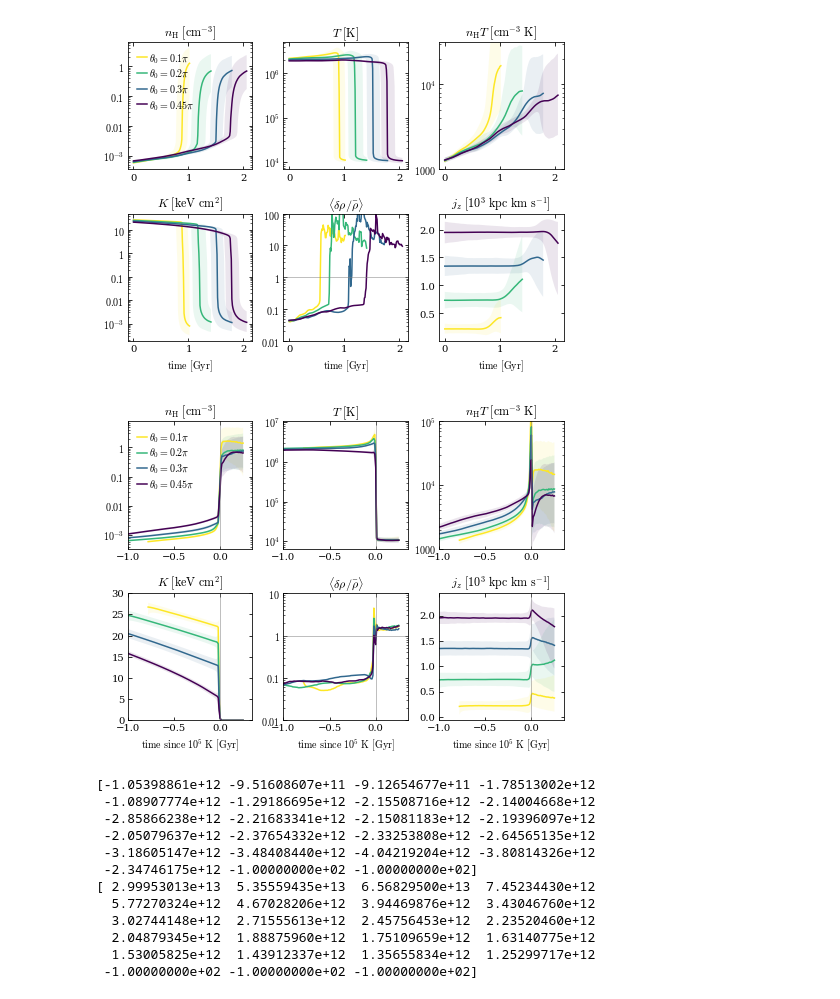
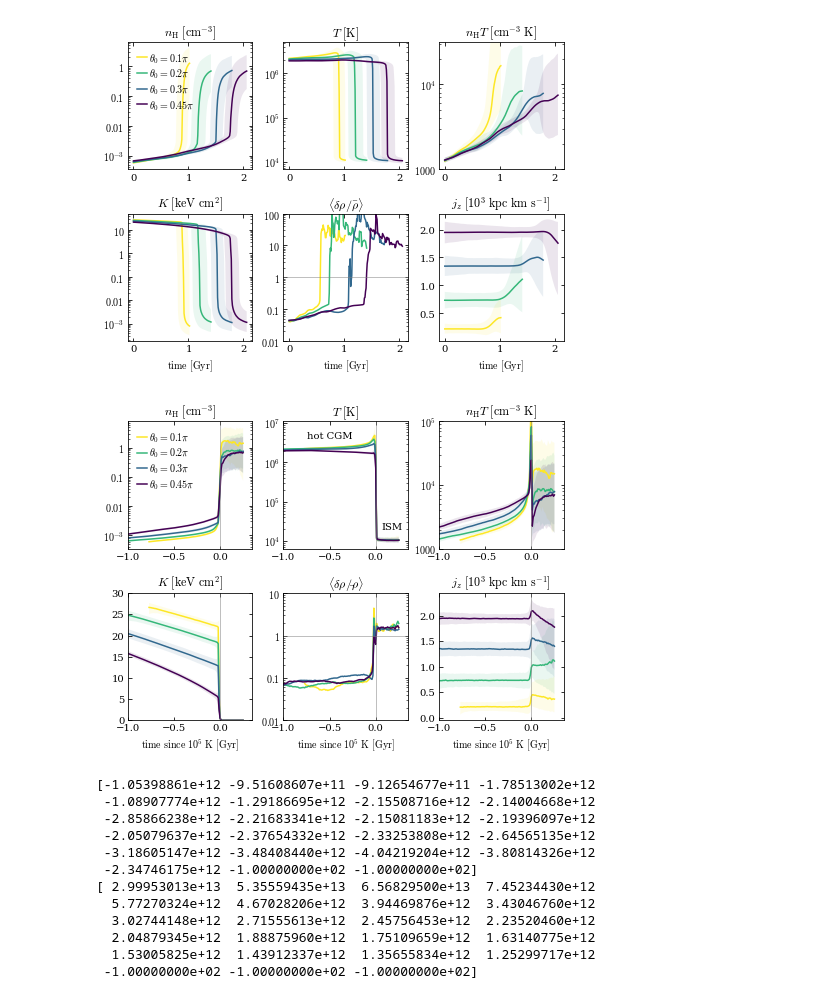
Before and after one commit to JonathanSternAstro/gizmo_analysis, a Jupyter notebook: ipynb/subsonic_solution/particleTracking.ipynb, the cells around one changed output. Saved outputs shown, nothing was run; the diff lists cells and outputs as text; code cells hidden in the pictures.

```diff
--- a/ipynb/subsonic_solution/particleTracking.ipynb
+++ b/ipynb/subsonic_solution/particleTracking.ipynb
@@ -176,21 +195,26 @@ pl.savefig(figdir+'3Dtracks.pdf')
 # %%
 from mayavi import mlab
 %gui qt
-def plot_helix_mayavi(ax,_phis,_Rs,_zs,_Ts,_As,c,a=3):
-    x=_Rs*np.cos(_phis)
-    y=_Rs*np.sin(_phis)
-    z=_zs
-    sx = sy = sz = (_As*2*a/3)**0.5
-    cc = (log(_Ts)-3.5)/3
-    cc[cc>1] = 1
-    cc[cc<0] = 0
-    f = 1
-    print([_i.shape for _i in (x,y,z,sx,cc)])
+def plot_helix_mayavi(_phis,_Rs,_zs,_Ts,_As,a=2):
+    _v=pl.linspace(0,2*np.pi,40)
+    [phis,v]=np.meshgrid(_phis+np.pi/2,_v)
+    [zs,v]=np.meshgrid(_zs,_v)
+    [Rs,v]=np.meshgrid(_Rs,_v)
+    [Ts,v]=np.meshgrid(_Ts,_v)
+    [As,v]=np.meshgrid(_As*a,_v)
+    x=(Rs+a*As*np.cos(v))*np.cos(phis)
+    y=(Rs+a*As*np.cos(v))*np.sin(phis)
+    z=a*As*np.sin(v)+zs
+    cc = log(Ts); #(log(Ts)-3.5)/3; cc[cc>1] = 1; cc[cc<0] = 0
+    print([_i.shape for _i in (x,y,z,cc)])
 #     mlab.points3d(x,y,z,_As*a*2,opacity=0.5,scalars==)
-    pts = mlab.quiver3d(x, y, z, sx, sy, sz, scalars=cc, opacity=0.5,
-                        mode="sphere", scale_factor=f,colormap='coolwarm')
-    pts.glyph.color_mode = "color_by_scalar"
-    pts.glyph.glyph_source.glyph_source.center = [0,0,0]
+    s = mlab.mesh(x,y,z,opacity=0.5,scalars=cc,colormap='summer',vmin=3.5,vmax=6.5)
+    s.module_manager.scalar_lut_manager.reverse_lut = True
+    return s
+#     pts = mlab.quiver3d(x, y, z, sx, sy, sz, scalars=cc, opacity=0.5,
+#                         mode="sphere", scale_factor=f,colormap='coolwarm')
+#     pts.glyph.color_mode = "color_by_scalar"
+#     pts.glyph.glyph_source.glyph_source.center = [0,0,0]
 # %%
 _arr = [(a,b) for a,b in enumerate(theta_midbins)]
 for i,ind in (_arr[2],_arr[3],_arr[0]):
@@ -200,8 +224,12 @@ for i,ind in (_arr[2],_arr[3],_arr[0]):
     med_As /= med_As[-1]
     med_As[med_As<0.03] = 0.03
     print([x.shape for x in (med_dphis, med_Rs, med_zs, med_Ts, med_As)])
-    plot_helix_mayavi(ax=None,
-                   _phis=med_dphis,_Rs=med_Rs,_zs=med_zs,
-                   _Ts=med_Ts,_As=med_As)
+    plot_helix_mayavi(med_dphis,med_Rs,med_zs,med_Ts,med_As)
+    mlab.colorbar(title=r'$\log\ T\ [{\rm K}]$',orientation='vertical', label_fmt=r'$%.1f$',nb_labels=7)
+    mlab.axes(extent=[0,40,0,40,0,40],y_axis_visibility=False,x_axis_visibility=True,z_axis_visibility=False,
+             ylabel=r'$R\,[{\rm kpc}]$',nb_labels=0)
+#     mlab.orientation_axes(color=(0,0,0))
+
+
 pl.savefig(figdir+'3Dtracks_mayavi.pdf')
 # %% [output]
@@ -425,6 +452,8 @@ pl.axvline(0,c='.5',lw=0.5)
 ax = pl.subplot(232)
 med_and_std_shift(Ts)
 pl.title(r'$T\ [{\rm K}]$')
+pl.text(-0.5,4e6,r'hot CGM',ha='center')
+pl.text(0.175,2e4,r'ISM',ha='center')
 ax.set_yscale('log'); ax.yaxis.set_major_formatter(u.arilogformatter)
 pl.xlim(*xls)
 pl.axvline(0,c='.5',lw=0.5)
@@ -434,34 +463,34 @@ pl.title(r'$n_{\rm H} T\ [{\rm cm}^{-3}\ {\rm K}]$')
 ax.yaxis.set_major_locator(ticker.MultipleLocator(0.5))
 pl.ylim(1e3,1e5)
 ax.set_yscale('log'); ax.yaxis.set_major_formatter(u.arilogformatter)
 pl.xlim(*xls)
 pl.axvline(0,c='.5',lw=0.5)
 ax = pl.subplot(234)
 med_and_std_shift(Ks)
 pl.title(r'$K\ [{\rm keV}\ {\rm cm}^2]$')
 pl.xlabel(r'${\rm time}\ {\rm since}\ 10^5\ {\rm K}\ [{\rm Gyr}]$')
 pl.ylim(0,30)
 pl.xlim(*xls)
 pl.axvline(0,c='.5',lw=0.5)
 ax = pl.subplot(235)
 relative_dispersion_shift(nHs)
 pl.semilogy()
 pl.title(r'$\langle\delta \rho/\bar \rho\rangle$')
 ax.yaxis.set_major_formatter(u.arilogformatter)
 pl.ylim(0.01,10)
 pl.axhline(1,c='.5',lw=0.5)
 pl.xlabel(r'${\rm time}\ {\rm since}\ 10^5\ {\rm K}\ [{\rm Gyr}]$')
 pl.xlim(*xls)
 pl.axvline(0,c='.5',lw=0.5)
 ax = pl.subplot(236)
 med_and_std_shift(jzs/1000)
 pl.title(r'$j_z\ [10^3\ {\rm kpc}\ {\rm km}\ {\rm s}^{-1}]$')
 pl.xlabel(r'${\rm time}\ {\rm since}\ 10^5\ {\rm K}\ [{\rm Gyr}]$')
 pl.axvline(0,c='.5',lw=0.5)
 pl.xlim(*xls)
 pl.savefig(figdir+'tracking_properties_vs_t105.pdf',bbox_inches='tight')
 # %% [output]
-[figure, old version]
+[figure, new version]
 # %%
 def med_and_std_shift_only_data(all_vals,theta_inds=theta_inds):
     res = []
```
Also changed, not shown: parts of 8 cells of this notebook, 2 other files.
